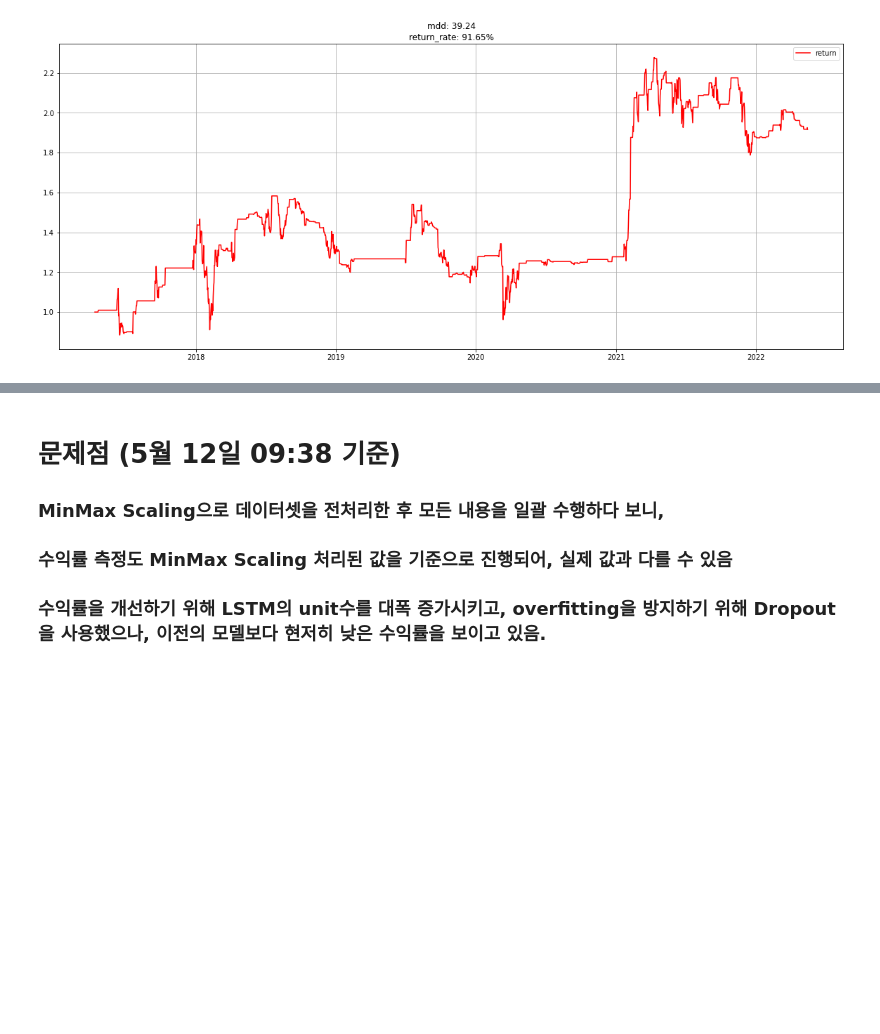
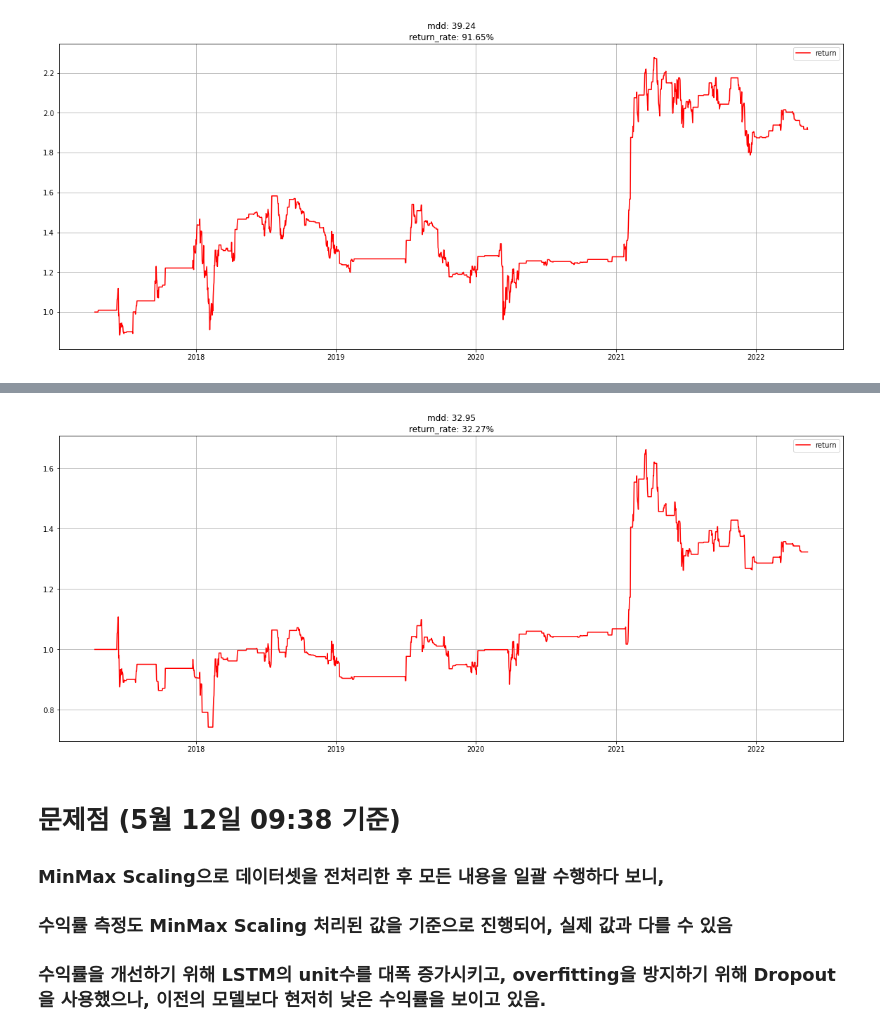
Before and after one commit to happysms/RuleBase-VS-TimeSeries-Algorithm, a Jupyter notebook: LSTM/LSTM_prototype.ipynb, the cells around one changed output, grey strips where cells are left out. Drawn from its saved outputs; the diff is of its cells as text; code cells hidden in the pictures; blank space fills up the shorter version.

```diff
--- a/LSTM/LSTM_prototype.ipynb
+++ b/LSTM/LSTM_prototype.ipynb
@@ -959,6 +961,8 @@ plot_return(result_ma_rsi)
 # %%
 result_ma_noise_rsi = backtest_ma_and_rsi_and_noise(result_df)
-plot_return(result_noise_rsi)
+plot_return(result_ma_noise_rsi)
+# %% [output]
+[figure, added]
 # %% [markdown]
 # 문제점 (5월 12일 09:38 기준)
 ###
```
Also changed, not shown: parts of 1 cell of this notebook.
